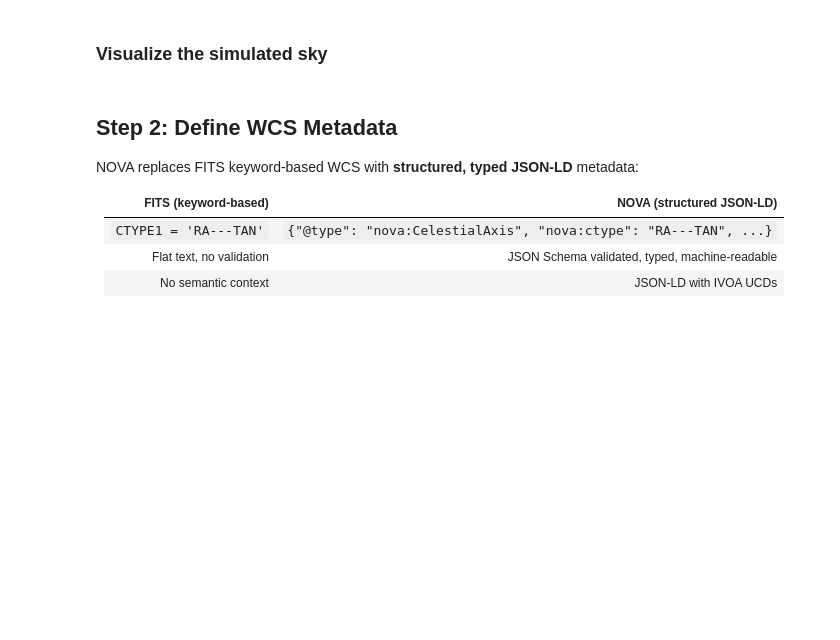
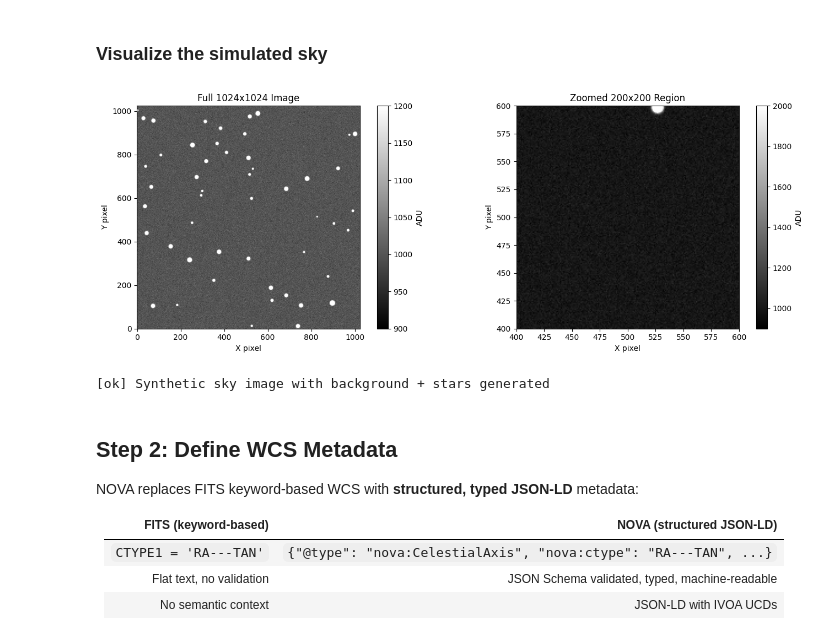
Before and after one commit to dot-gabriel-ferrer/Nova, a Jupyter notebook: notebooks/01_NOVA_Quickstart.ipynb, the cells around one changed output. Saved outputs shown, nothing was run; the diff lists cells and outputs as text; code cells hidden in the pictures; blank space fills up the shorter version.

```diff
--- a/notebooks/01_NOVA_Quickstart.ipynb
+++ b/notebooks/01_NOVA_Quickstart.ipynb
@@ -63,28 +72,33 @@ print(f"Raw size:    {sky.nbytes / (1024*1024):.1f} MB")
 # %% [markdown]
 ### Visualize the simulated sky
 # %%
+from IPython.display import display
 import matplotlib.pyplot as plt
 
 fig, axes = plt.subplots(1, 2, figsize=(14, 5))
 
 # Full image
 im1 = axes[0].imshow(sky, cmap='gray', vmin=900, vmax=1200, origin='lower')
-axes[0].set_title('Full 1024×1024 Image', fontsize=12)
+axes[0].set_title('Full 1024x1024 Image', fontsize=12)
 axes[0].set_xlabel('X pixel')
 axes[0].set_ylabel('Y pixel')
 plt.colorbar(im1, ax=axes[0], label='ADU')
 
 # Zoomed region showing stars
 im2 = axes[1].imshow(sky[400:600, 400:600], cmap='gray', vmin=900, vmax=2000, origin='lower',
                        extent=[400, 600, 400, 600])
-axes[1].set_title('Zoomed 200×200 Region', fontsize=12)
+axes[1].set_title('Zoomed 200x200 Region', fontsize=12)
 axes[1].set_xlabel('X pixel')
 axes[1].set_ylabel('Y pixel')
 plt.colorbar(im2, ax=axes[1], label='ADU')
 
 plt.tight_layout()
-plt.show()
-print("✓ Synthetic sky image with background + stars generated")
+display(fig)
+plt.close(fig)
+print("[ok] Synthetic sky image with background + stars generated")
+# %% [output]
+[figure, added]
+[ok] Synthetic sky image with background + stars generated
 # %% [markdown]
 ## Step 2: Define WCS Metadata
 
```
Also changed, not shown: parts of 13 cells of this notebook, 4 other files.
